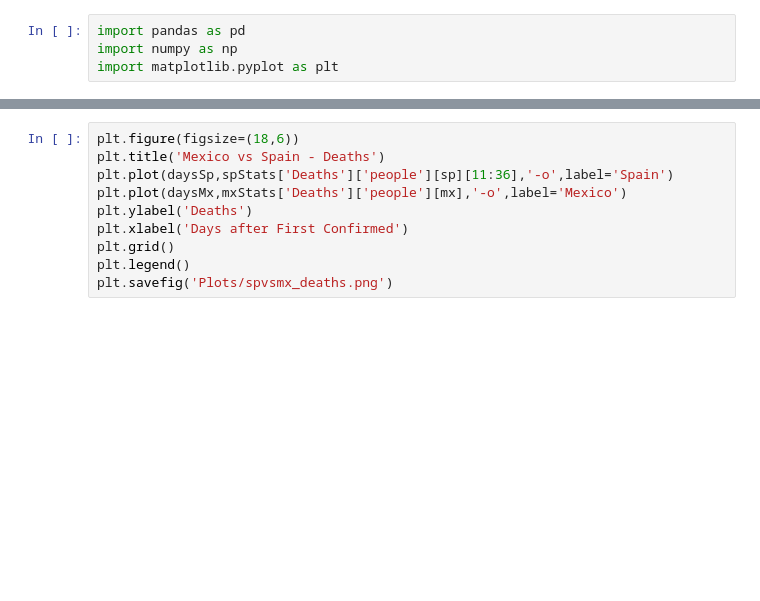
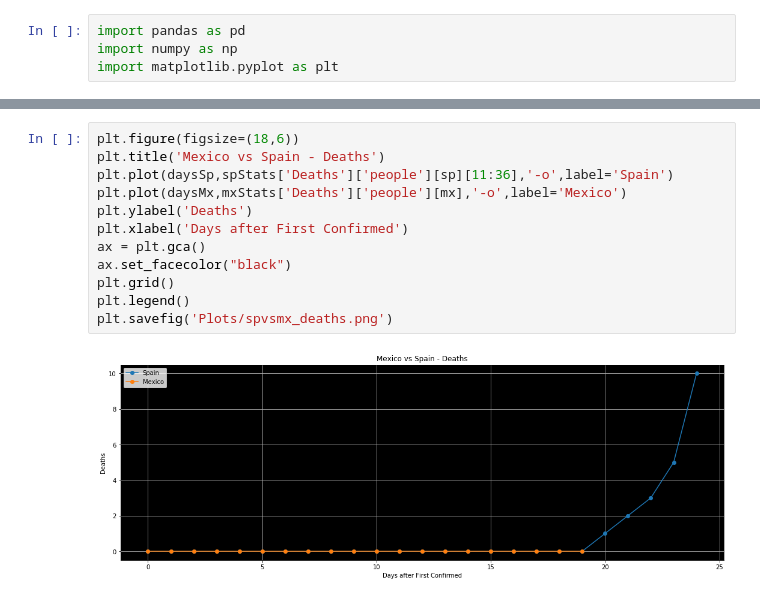
Before and after one commit to Tarek3141592/Covid19, a Jupyter notebook: Covid19.ipynb, the cells around one changed output, grey strips where cells are left out. Saved outputs shown, nothing was run; the diff lists cells and outputs as text; blank space fills up the shorter version.

```diff
--- a/Covid19.ipynb
+++ b/Covid19.ipynb
@@ -66,10 +96,14 @@ plt.savefig('Plots/spvsmx_confirmed.png')
 # %%
 plt.figure(figsize=(18,6))
 plt.title('Mexico vs Spain - Deaths')
 plt.plot(daysSp,spStats['Deaths']['people'][sp][11:36],'-o',label='Spain')
 plt.plot(daysMx,mxStats['Deaths']['people'][mx],'-o',label='Mexico')
 plt.ylabel('Deaths')
 plt.xlabel('Days after First Confirmed')
+ax = plt.gca()
+ax.set_facecolor("black")
 plt.grid()
 plt.legend()
 plt.savefig('Plots/spvsmx_deaths.png')
+# %% [output]
+[figure, added]
```
Also changed, not shown: parts of 6 cells of this notebook.
